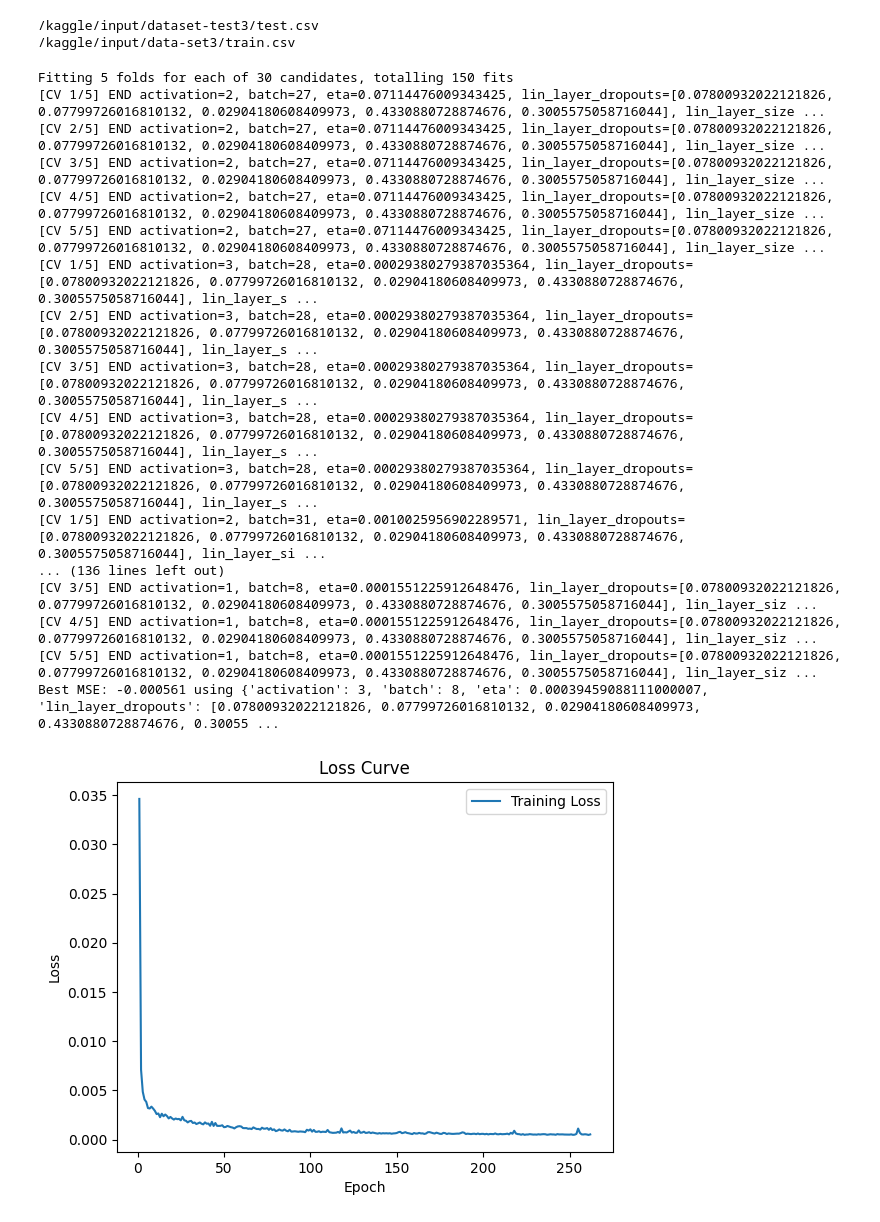
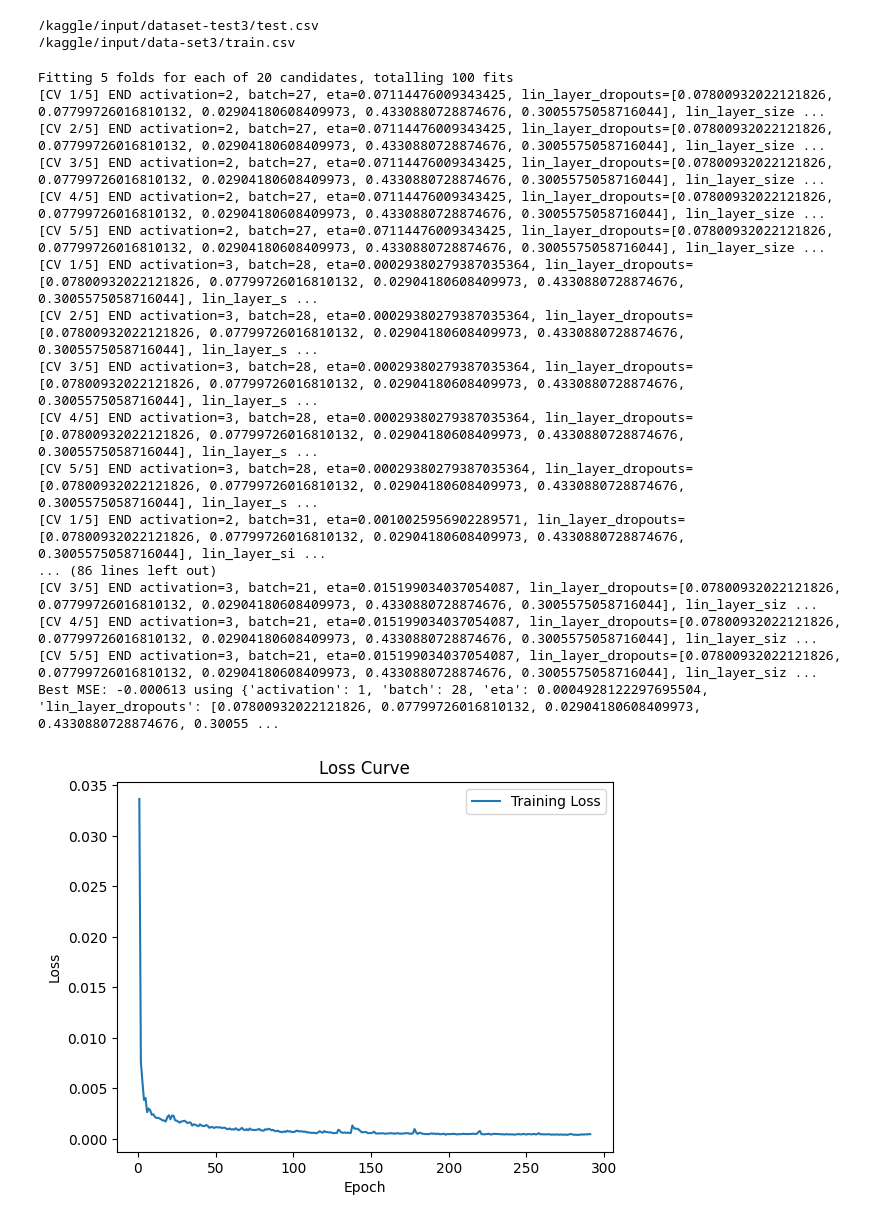
Before and after one commit to eferrer11/ML-project-heroin, a Jupyter notebook: 0.99.ipynb, the cells around one changed output. Drawn from its saved outputs; the diff is of its cells as text; code cells hidden in the pictures.

```diff
--- a/0.99.ipynb
+++ b/0.99.ipynb
@@ -220,7 +220,7 @@ seed = 42
 np.random.seed(seed)
 torch.manual_seed(seed)
 input_size = X_train_tensor.shape[1]
-net = NeuralNetRegressor(input_size=input_size, random_state=49)
+net = NeuralNetRegressor(input_size=input_size, random_state=50)
 
 max_layers = 4
 
@@ -230,48 +230,48 @@ params_dist = {
     'eta': loguniform(1e-4, 1e-1),
     'max_epochs': randint(200, 400),
     'batch': randint(8, 32),
-    'lin_layer_sizes': [[randint.rvs(32, 128) for _ in range(randint.rvs(1, 6))]],  # Taille de 1 à 4 couches, entre 32 et 128 neurones par couche
+    'lin_layer_sizes': [[randint.rvs(32, 800) for _ in range(randint.rvs(1, 6))]],  # Taille de 1 à 4 couches, entre 32 et 128 neurones par couche
     'lin_layer_dropouts': [[uniform.rvs(0, 0.5) for _ in range(randint.rvs(1, 6))]],
     'activation': randint(0, 4),
 }
 
 # Initialiser RandomizedSearchCV
-random_search = RandomizedSearchCV(net, params_dist, refit=True, cv=5, random_state=seed, scoring='neg_mean_squared_error', verbose=3, n_iter = 30)
+random_search = RandomizedSearchCV(net, params_dist, refit=True, cv=5, random_state=seed, scoring='neg_mean_squared_error', verbose=3, n_iter = 20)
 
 # Entraîner le modèle avec GridSearch
 random_grid_result = random_search.fit(X_train_tensor, y_train_tensor)
 nouveau_model = random_grid_result.best_estimator_
 print("Best MSE: %f using %s" % (random_grid_result.best_score_, random_grid_result.best_params_))
 
 losses = nouveau_model.get_losses()
 epochs = nouveau_model.get_epochs()
 
 # Tracer la courbe de la perte
 plt.plot(epochs, losses, label="Training Loss")
 plt.xlabel("Epoch")
 plt.ylabel("Loss")
 plt.title("Loss Curve")
 plt.legend()
 plt.show()
 # %% [output]
-Fitting 5 folds for each of 30 candidates, totalling 150 fits
+Fitting 5 folds for each of 20 candidates, totalling 100 fits
 [CV 1/5] END activation=2, batch=27, eta=0.07114476009343425, lin_layer_dropouts=[0.07800932022121826, 0.07799726016810132, 0.02904180608409973, 0.4330880728874676, 0.3005575058716044], lin_layer_size ...
 [CV 2/5] END activation=2, batch=27, eta=0.07114476009343425, lin_layer_dropouts=[0.07800932022121826, 0.07799726016810132, 0.02904180608409973, 0.4330880728874676, 0.3005575058716044], lin_layer_size ...
 [CV 3/5] END activation=2, batch=27, eta=0.07114476009343425, lin_layer_dropouts=[0.07800932022121826, 0.07799726016810132, 0.02904180608409973, 0.4330880728874676, 0.3005575058716044], lin_layer_size ...
 [CV 4/5] END activation=2, batch=27, eta=0.07114476009343425, lin_layer_dropouts=[0.07800932022121826, 0.07799726016810132, 0.02904180608409973, 0.4330880728874676, 0.3005575058716044], lin_layer_size ...
 [CV 5/5] END activation=2, batch=27, eta=0.07114476009343425, lin_layer_dropouts=[0.07800932022121826, 0.07799726016810132, 0.02904180608409973, 0.4330880728874676, 0.3005575058716044], lin_layer_size ...
 [CV 1/5] END activation=3, batch=28, eta=0.00029380279387035364, lin_layer_dropouts=[0.07800932022121826, 0.07799726016810132, 0.02904180608409973, 0.4330880728874676, 0.3005575058716044], lin_layer_s ...
 [CV 2/5] END activation=3, batch=28, eta=0.00029380279387035364, lin_layer_dropouts=[0.07800932022121826, 0.07799726016810132, 0.02904180608409973, 0.4330880728874676, 0.3005575058716044], lin_layer_s ...
 [CV 3/5] END activation=3, batch=28, eta=0.00029380279387035364, lin_layer_dropouts=[0.07800932022121826, 0.07799726016810132, 0.02904180608409973, 0.4330880728874676, 0.3005575058716044], lin_layer_s ...
 [CV 4/5] END activation=3, batch=28, eta=0.00029380279387035364, lin_layer_dropouts=[0.07800932022121826, 0.07799726016810132, 0.02904180608409973, 0.4330880728874676, 0.3005575058716044], lin_layer_s ...
 [CV 5/5] END activation=3, batch=28, eta=0.00029380279387035364, lin_layer_dropouts=[0.07800932022121826, 0.07799726016810132, 0.02904180608409973, 0.4330880728874676, 0.3005575058716044], lin_layer_s ...
 [CV 1/5] END activation=2, batch=31, eta=0.0010025956902289571, lin_layer_dropouts=[0.07800932022121826, 0.07799726016810132, 0.02904180608409973, 0.4330880728874676, 0.3005575058716044], lin_layer_si ...
-... (136 lines left out)
-[CV 3/5] END activation=1, batch=8, eta=0.0001551225912648476, lin_layer_dropouts=[0.07800932022121826, 0.07799726016810132, 0.02904180608409973, 0.4330880728874676, 0.3005575058716044], lin_layer_siz ...
-[CV 4/5] END activation=1, batch=8, eta=0.0001551225912648476, lin_layer_dropouts=[0.07800932022121826, 0.07799726016810132, 0.02904180608409973, 0.4330880728874676, 0.3005575058716044], lin_layer_siz ...
-[CV 5/5] END activation=1, batch=8, eta=0.0001551225912648476, lin_layer_dropouts=[0.07800932022121826, 0.07799726016810132, 0.02904180608409973, 0.4330880728874676, 0.3005575058716044], lin_layer_siz ...
-Best MSE: -0.000561 using {'activation': 3, 'batch': 8, 'eta': 0.00039459088111000007, 'lin_layer_dropouts': [0.07800932022121826, 0.07799726016810132, 0.02904180608409973, 0.4330880728874676, 0.30055 ...
+... (86 lines left out)
+[CV 3/5] END activation=3, batch=21, eta=0.015199034037054087, lin_layer_dropouts=[0.07800932022121826, 0.07799726016810132, 0.02904180608409973, 0.4330880728874676, 0.3005575058716044], lin_layer_siz ...
+[CV 4/5] END activation=3, batch=21, eta=0.015199034037054087, lin_layer_dropouts=[0.07800932022121826, 0.07799726016810132, 0.02904180608409973, 0.4330880728874676, 0.3005575058716044], lin_layer_siz ...
+[CV 5/5] END activation=3, batch=21, eta=0.015199034037054087, lin_layer_dropouts=[0.07800932022121826, 0.07799726016810132, 0.02904180608409973, 0.4330880728874676, 0.3005575058716044], lin_layer_siz ...
+Best MSE: -0.000613 using {'activation': 1, 'batch': 28, 'eta': 0.0004928122297695504, 'lin_layer_dropouts': [0.07800932022121826, 0.07799726016810132, 0.02904180608409973, 0.4330880728874676, 0.30055 ...
-[figure, old version]
+[figure, new version]
 # %%
 y_pred = nouveau_model.predict(X_valid_tensor)
 y_pred_train = nouveau_model.predict(X_train_tensor)
```
Also changed, not shown: parts of 1 cell of this notebook.
